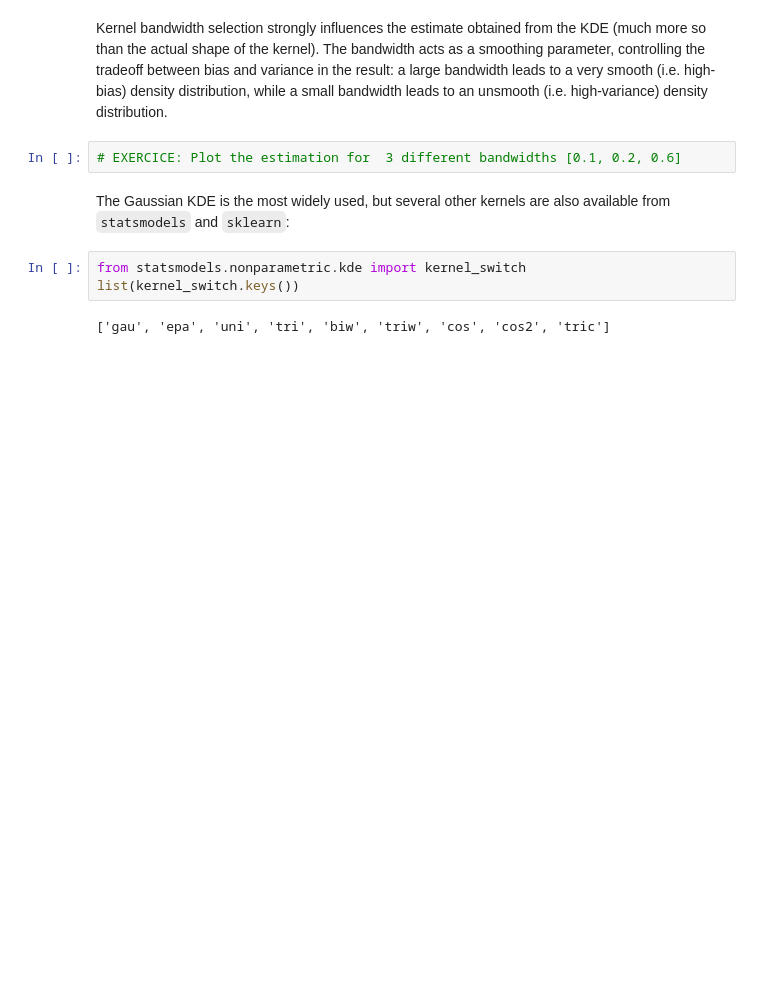
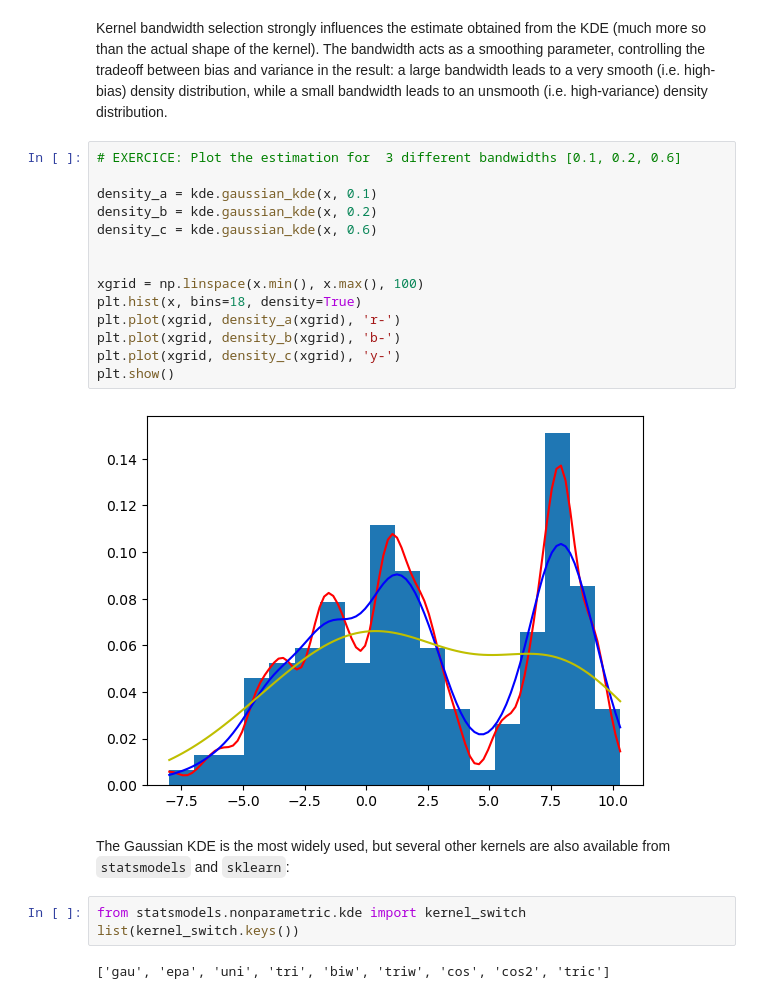
Before and after one commit to Vic263RP/MIA3-Formacion-2023-UV-AI, a Jupyter notebook: B1_HerramientasParaIA/T3_Probabilidad/2023_MIA_UV_Estdística/Computational Statistics (part I).ipynb, the cells around one changed output. Drawn from its saved outputs; the diff is of its cells as text; blank space fills up the shorter version.

```diff
--- a/B1_HerramientasParaIA/T3_Probabilidad/2023_MIA_UV_Estdística/Computational Statistics (part I).ipynb
+++ b/B1_HerramientasParaIA/T3_Probabilidad/2023_MIA_UV_Estdística/Computational Statistics (part I).ipynb
@@ -68,7 +68,21 @@ plt.show()
 # %% [markdown]
 Kernel bandwidth selection strongly influences the estimate obtained from the KDE (much more so than the actual shape of the kernel). The bandwidth acts as a smoothing parameter, controlling the tradeoff between bias and variance in the result: a large bandwidth leads to a very smooth (i.e. high-bias) density distribution, while a small bandwidth leads to an unsmooth (i.e. high-variance) density distribution.
-# %%
-# EXERCICE: Plot the estimation for  3 different bandwidths [0.1, 0.2, 0.6]
+# %%
+# EXERCICE: Plot the estimation for  3 different bandwidths [0.1, 0.2, 0.6]
+
+density_a = kde.gaussian_kde(x, 0.1)
+density_b = kde.gaussian_kde(x, 0.2)
+density_c = kde.gaussian_kde(x, 0.6)
+
+
+xgrid = np.linspace(x.min(), x.max(), 100)
+plt.hist(x, bins=18, density=True)
+plt.plot(xgrid, density_a(xgrid), 'r-')
+plt.plot(xgrid, density_b(xgrid), 'b-')
+plt.plot(xgrid, density_c(xgrid), 'y-')
+plt.show()
+# %% [output]
+[figure, added]
 # %% [markdown]
 The Gaussian KDE is the most widely used, but several other kernels are also available from <code>statsmodels</code> and <code>sklearn</code>:
 # %%
```
Also changed, not shown: parts of 2 cells of this notebook.
